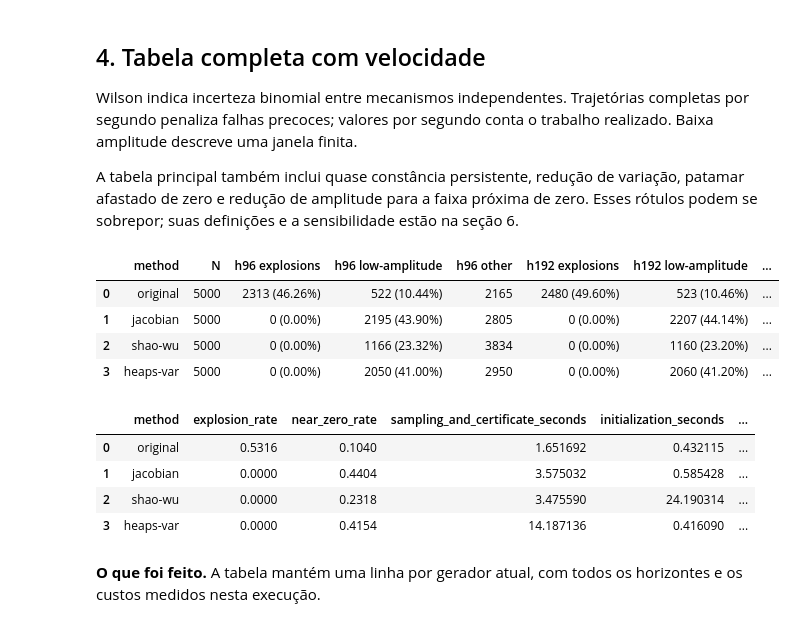
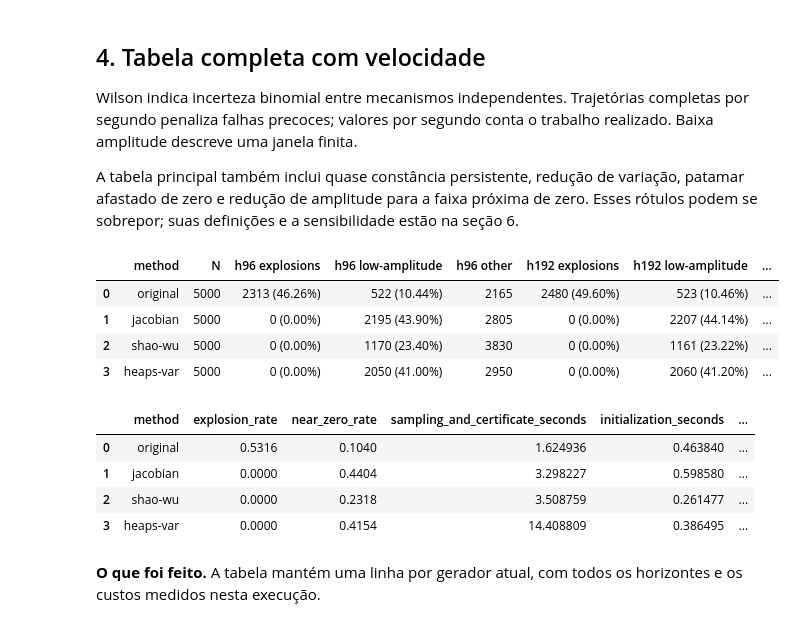
Before and after one commit to MateusWiteck/tsfmxai, a Jupyter notebook: experiments/abstract_syntax_tree/6_stability_methods_tradeoff.ipynb, the cells around one changed output. Saved outputs shown, nothing was run; the diff lists cells and outputs as text; code cells hidden in the pictures.

```diff
--- a/experiments/abstract_syntax_tree/6_stability_methods_tradeoff.ipynb
+++ b/experiments/abstract_syntax_tree/6_stability_methods_tradeoff.ipynb
@@ -69,7 +69,7 @@ BASE_CONFIG = RandomTreeConfig(
     require_lag=True, require_time=False, coefficient_gate_lags=False,
 )
 SHAO_CONFIG = ShaoWuConfig(tree_config=BASE_CONFIG, innovation_std=INNOVATION_STD,
-                           target_gain=.8, burn_in_tolerance=1e-4)
+                           target_gain=.8)
 HEAPS_CONFIG = HeapsVARConfig(num_series=1, minimum_order=1, maximum_order=12,
                              unconstrained_std=.45, innovation_std=INNOVATION_STD)
 
@@ -91,13 +91,11 @@ configuration = {
     "heaps-var": asdict(HEAPS_CONFIG), "blas_threads": 1, "trajectories_per_mechanism": 1,
     "future_noise": "same Gaussian draws per index for original/Shao-Wu/Heaps; uniform for Jacobian",
     "initialization": {"original": "uniform", "jacobian": "uniform inside D",
-                       "shao-wu": "burn-in with L2 error <= 1e-4", "heaps-var": "joint invariant Gaussian"},
+                       "shao-wu": "direct uniform [-1,1]; possible initial transient", "heaps-var": "joint invariant Gaussian"},
 }
 configuration["tail_diagnostics"] = asdict(TAIL_CONFIG)
 configuration["tail_sensitivity_tolerances"] = TAIL_TOLERANCES
 configuration["tail_criterion"] = "signed per-channel windows; all attempts in primary denominators"
-previous_execution = json.loads((PROJECT_ROOT / NOTEBOOK_PATH).read_text(encoding="utf-8"))[
-    "metadata"]["tsfmxai_previous_execution"]
 pd.set_option("display.max_columns", None)
 print(json.dumps(configuration, indent=2))
 # %% [output]
@@ -146,8 +144,8 @@ additional_checks = {
     "jacobian_certified": sum(m.certificate.holds for m in mechanisms_by_method["jacobian"]),
     "shao_wu_certified": sum(m.certificate.holds for m in mechanisms_by_method["shao-wu"]),
     "heaps_certified": sum(m.certificate.holds for m in mechanisms_by_method["heaps-var"]),
-    "shao_wu_max_initial_error": max(m.certificate.retained_history_l2_error_bound for m in mechanisms_by_method["shao-wu"]),
-    "shao_wu_median_burn_in_steps": float(np.median([m.certificate.burn_in_steps for m in mechanisms_by_method["shao-wu"]])),
+    "shao_wu_max_total_gain": max(m.certificate.total_gain for m in mechanisms_by_method["shao-wu"]),
+    "shao_wu_max_drift_bound": max(m.certificate.drift_norm_bound for m in mechanisms_by_method["shao-wu"]),
     "heaps_max_lyapunov_residual": max(m.certificate.relative_lyapunov_residual for m in mechanisms_by_method["heaps-var"]),
 }
 display(pd.Series(additional_checks))
@@ -227,11 +225,6 @@ sensitivity_summary = sensitivity_outcomes.groupby(
 for label in TAIL_LABELS:
     sensitivity_summary[label + "_rate"] = sensitivity_summary[label] / sensitivity_summary.N
 
-# A nova medição deve preservar os resultados anteriores de explosão/baixa amplitude.
-old_summary = pd.DataFrame(previous_execution["metrics"]["stability"])
-stable_columns = ["N", "explosions", "near_zero", "nonfinite", "finite_threshold_crossings"]
-old_counts = old_summary.set_index(["method", "horizon"])[stable_columns].sort_index()
-new_counts = summary.set_index(["method", "horizon"])[stable_columns].sort_index()
-pd.testing.assert_frame_equal(new_counts, old_counts, check_dtype=False)
-print("Explosões, baixa amplitude e denominadores reproduzem exatamente a execução anterior.")
+assert all(summary.N.eq(SAMPLE_COUNT))
+print("Todos os denominadores incluem 5.000 mecanismos por método e horizonte.")
 # %% [output]
@@ -278,40 +271,40 @@ for method in METHOD_ORDER:
         row[f"h{h} low-amplitude"] = f"{int(r.near_zero)} ({r.near_zero_rate:.2%})"
         row[f"h{h} other"] = int(r.neither)
     for key in ["sampling_and_certificate_seconds", "mechanisms_per_second", "initialization_seconds",
-                "burn_in_steps", "ast_execution_seconds", "total_seconds",
+                "ast_execution_seconds", "total_seconds",
                 "attempted_trajectories_per_second", "successful_full_trajectories_per_second",
                 "ast_values_per_second", "end_to_end_values_per_second", "full_horizon_success_rate"]:
         row[key] = p[key]
     complete_rows.append(row)
 complete_table = pd.DataFrame(complete_rows)
 display(complete_table)
 publication_table = summary[summary.horizon.eq(max(HORIZONS))].merge(
     performance, on="method", validate="one_to_one",
 )[["method", "explosion_rate", "near_zero_rate", "sampling_and_certificate_seconds",
    "initialization_seconds", "ast_execution_seconds", "total_seconds",
    "mechanisms_per_second", "attempted_trajectories_per_second",
    "successful_full_trajectories_per_second", "ast_values_per_second"]]
 additional_checks["complete_table"] = json.loads(complete_table.to_json(orient="records"))
 
 # Resultado principal ampliado em h=384, junto com as velocidades desta execução.
 selected = ["persistent_flat_tail", "flattening", "flat_nonzero", "amplitude_decline_near_zero"]
 publication_table = publication_table.merge(
     tail_summary[tail_summary.horizon.eq(max(HORIZONS))][
         ["method"] + [label + "_rate" for label in selected]],
     on="method", validate="one_to_one",
 )
 display(publication_table)
 # %% [output]
 |  | method | N | h96 explosions | h96 low-amplitude | h96 other | h192 explosions | h192 low-amplitude | ... |
 | 0 | original | 5000 | 2313 (46.26%) | 522 (10.44%) | 2165 | 2480 (49.60%) | 523 (10.46%) | ... |
 | 1 | jacobian | 5000 | 0 (0.00%) | 2195 (43.90%) | 2805 | 0 (0.00%) | 2207 (44.14%) | ... |
-| 2 | shao-wu | 5000 | 0 (0.00%) | 1166 (23.32%) | 3834 | 0 (0.00%) | 1160 (23.20%) | ... |
+| 2 | shao-wu | 5000 | 0 (0.00%) | 1170 (23.40%) | 3830 | 0 (0.00%) | 1161 (23.22%) | ... |
 | 3 | heaps-var | 5000 | 0 (0.00%) | 2050 (41.00%) | 2950 | 0 (0.00%) | 2060 (41.20%) | ... |
 |  | method | explosion_rate | near_zero_rate | sampling_and_certificate_seconds | initialization_seconds | ... |
-| 0 | original | 0.5316 | 0.1040 | 1.651692 | 0.432115 | ... |
-| 1 | jacobian | 0.0000 | 0.4404 | 3.575032 | 0.585428 | ... |
-| 2 | shao-wu | 0.0000 | 0.2318 | 3.475590 | 24.190314 | ... |
-| 3 | heaps-var | 0.0000 | 0.4154 | 14.187136 | 0.416090 | ... |
+| 0 | original | 0.5316 | 0.1040 | 1.624936 | 0.463840 | ... |
+| 1 | jacobian | 0.0000 | 0.4404 | 3.298227 | 0.598580 | ... |
+| 2 | shao-wu | 0.0000 | 0.2318 | 3.508759 | 0.261477 | ... |
+| 3 | heaps-var | 0.0000 | 0.4154 | 14.408809 | 0.386495 | ... |
 # %% [markdown]
 **O que foi feito.** A tabela mantém uma linha por gerador atual, com todos os horizontes e os custos medidos nesta execução.
 # %% [markdown]
```
Also changed, not shown: parts of 12 cells of this notebook, 18 other files.
